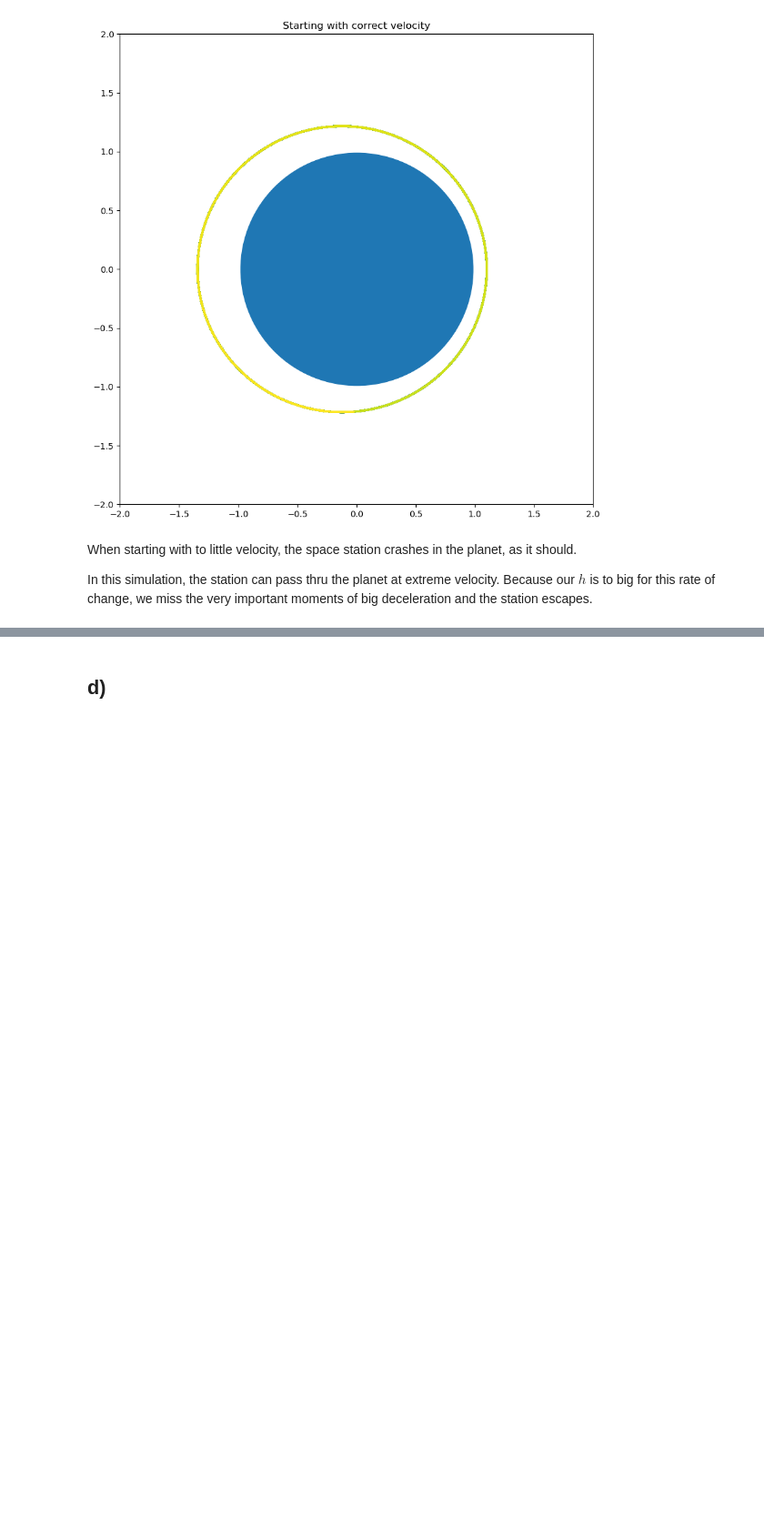
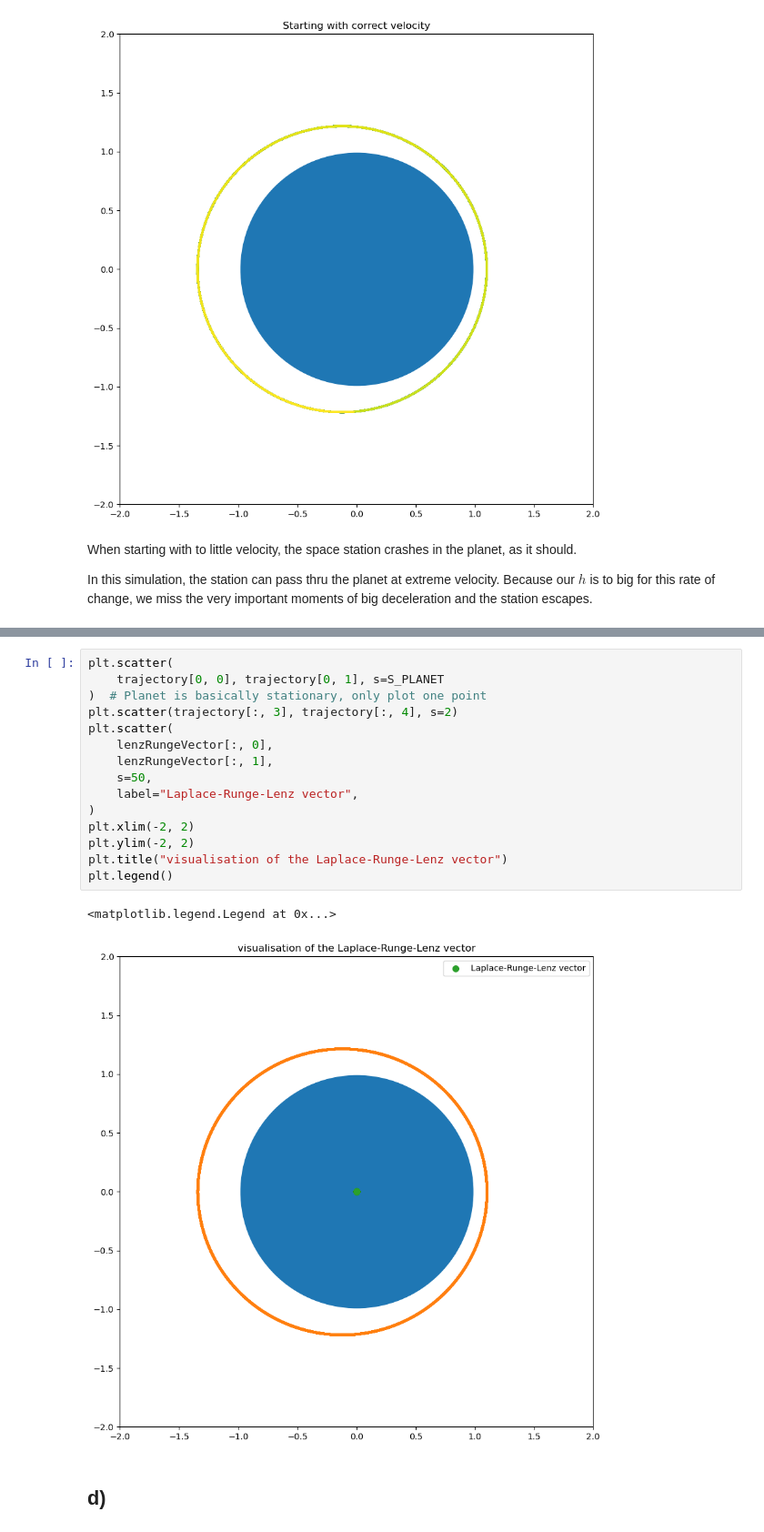
Before and after one commit to FSchierok/compPhys, a Jupyter notebook: Sheet03/A1.ipynb, the cells around one changed output, grey strips where cells are left out. Shown at 91% size. Saved outputs shown, nothing was run; the diff lists cells and outputs as text; blank space fills up the shorter version.

```diff
--- a/Sheet03/A1.ipynb
+++ b/Sheet03/A1.ipynb
@@ -131,3 +217,21 @@ Because our $h$ is to big for this rate of change, we miss the very important mo
+# %%
+plt.scatter(
+    trajectory[0, 0], trajectory[0, 1], s=S_PLANET
+)  # Planet is basically stationary, only plot one point
+plt.scatter(trajectory[:, 3], trajectory[:, 4], s=2)
+plt.scatter(
+    lenzRungeVector[:, 0],
+    lenzRungeVector[:, 1],
+    s=50,
+    label="Laplace-Runge-Lenz vector",
+)
+plt.xlim(-2, 2)
+plt.ylim(-2, 2)
+plt.title("visualisation of the Laplace-Runge-Lenz vector")
+plt.legend()
+# %% [output]
+<matplotlib.legend.Legend at 0x...>
+[figure, added]
 # %% [markdown]
 ## d)
 # %%
```
Also changed, not shown: parts of 4 cells of this notebook.
